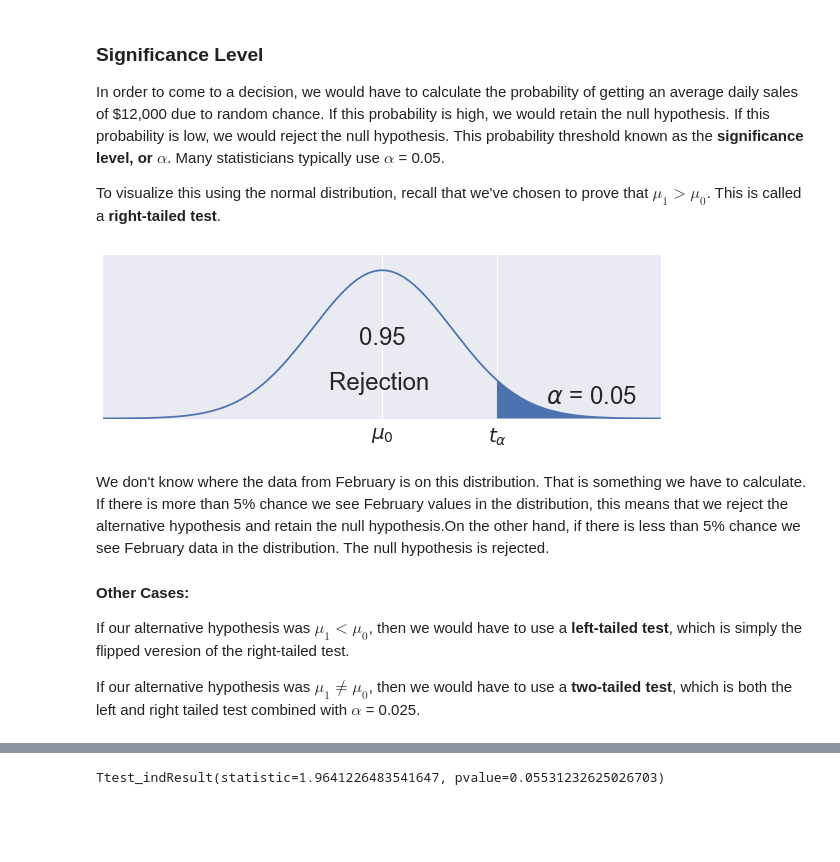
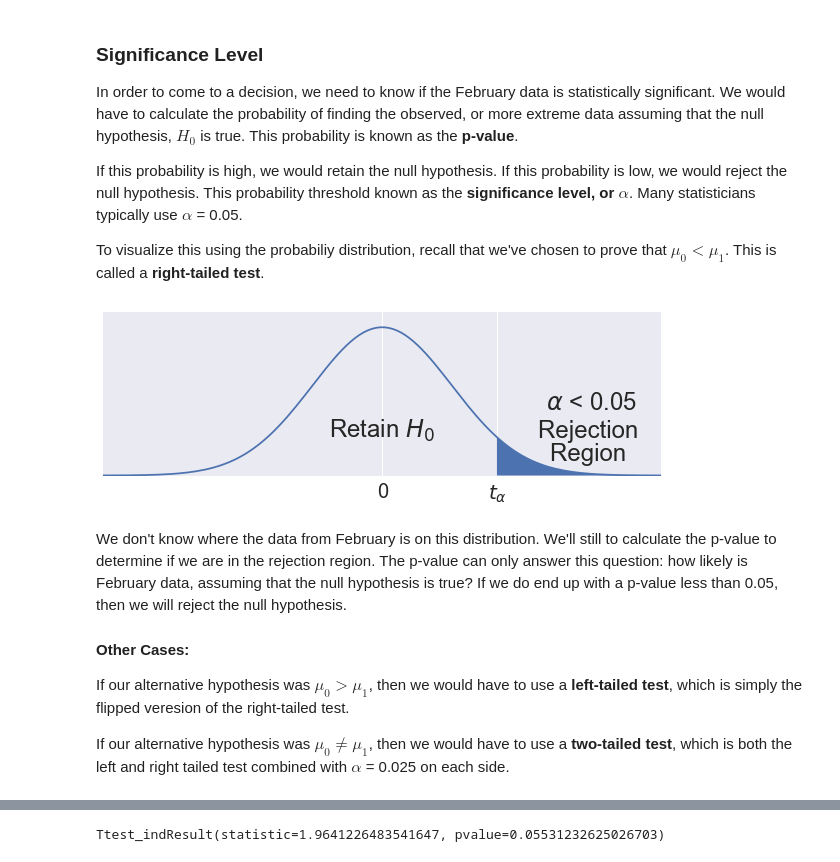
Before and after one commit to sengkchu/codingdisciple.content, a Jupyter notebook: Learning data science/Learning/Studying Statistics/Hypothesis Testing/Hypothesis Testing.ipynb, the cells around one changed output, grey strips where cells are left out. Drawn from its saved outputs; the diff is of its cells as text; code cells hidden in the pictures; blank space fills up the shorter version.

Commit message:
fixed hypothesis testing

```diff
--- a/Learning data science/Learning/Understanding Descriptive Statistics/Hypothesis Testing/Hypothesis Testing.ipynb
+++ b/Learning data science/Learning/Studying Statistics/Hypothesis Testing/Hypothesis Testing.ipynb
@@ -40,9 +42,11 @@ Hypothesis testing uses the same logic as a court trial.  The null hypothesis(de
 # %% [markdown]
 ### Significance Level
 
-In order to come to a decision, we would have to calculate the probability of getting an average daily sales of \$12,000 due to random chance. If this probability is high, we would retain the null hypothesis. If this probability is low, we would reject the null hypothesis. This probability threshold known as the <b>significance level, or $\alpha$</b>. Many statisticians typically use $\alpha$ = 0.05.
+In order to come to a decision, we need to know if the February data is statistically significant. We would have to calculate the probability of finding the observed, or more extreme data assuming that the null hypothesis, $H_0$ is true. This probability is known as the <b>p-value</b>.
 
-To visualize this using the normal distribution, recall that we've chosen to prove that $\mu_1 > \mu_0$. This is called a <b>right-tailed test</b>.
+If this probability is high, we would retain the null hypothesis. If this probability is low, we would reject the null hypothesis. This probability threshold known as the <b>significance level, or $\alpha$</b>. Many statisticians typically use $\alpha$ = 0.05.
+
+To visualize this using the probabiliy distribution, recall that we've chosen to prove that $\mu_0 < \mu_1$. This is called a <b>right-tailed test</b>.
 # %%
 import matplotlib.pyplot as plt
 import numpy as np
@@ -53,46 +57,47 @@ from scipy.integrate import simps
 
 #The Gaussian Function
 def g(x):
     return 1/(math.sqrt(1**math.pi))*np.exp(-1*np.power((x - 0)/1, 2)/2)
 
 fig = plt.figure(figsize=(10,3))
 x = np.linspace(-300, 300, 10000)
 sns.set(font_scale=2)
 
 #Draws the gaussian curve
 ax = fig.add_subplot(1, 1, 1)
 ax.plot(x, g(x))
 ax.set_ylim(bottom = 0, top = 1.1)
 ax.set_xlim(left = -4, right = 4)
 ax.set_yticks([])
 plt.xticks([0, 1.645],
-               [r'$\mu_0$', r'$t_\alpha$']
+               [0, r'$t_\alpha$']
               )
 
 #Fills the area under the curve
 section = np.arange(1.645, 300, 1/2000)
 ax.fill_between(section, g(section))
 
 #Calculates the area under the curve using Simpson's Rule
 x_range = np.linspace(1.645, 300, 2000)
 y_range = g(x_range)
 area_total = simps(g(x), x)
 area_part = simps(y_range , x_range)
 percent_data = np.round((area_part/area_total), 2)
-ax.annotate(r'$\alpha$ = {}'.format(percent_data), xy=(3, 0.1), ha='center')
-ax.annotate('{}'.format(1-percent_data), xy=(0, 0.5), ha='center')
-ax.annotate('Rejection '.format(1-percent_data), xy=(0, 0.2), ha='center')
+ax.annotate(r'$\alpha$ < {}'.format(percent_data), xy=(3, 0.45), ha='center')
+ax.annotate('Rejection '.format(1-percent_data), xy=(3, 0.26), ha='center')
+ax.annotate('Region '.format(1-percent_data), xy=(3, 0.1), ha='center')
+ax.annotate('Retain $H_0$', xy=(0, 0.26), ha='center')
 plt.show()
 # %% [output]
-[figure, old version]
+[figure, new version]
 # %% [markdown]
-We don't know where the data from February is on this distribution. That is something we have to calculate. If there is more than 5% chance we see February values in the distribution, this means that we reject the alternative hypothesis and retain the null hypothesis.On the other hand, if there is less than 5% chance we see February data in the distribution. The null hypothesis is rejected.
+We don't know where the data from February is on this distribution. We'll still to calculate the p-value to determine if we are in the rejection region. The p-value can only answer this question: how likely is February data, assuming that the null hypothesis is true? If we do end up with a p-value less than 0.05, then we will reject the null hypothesis.
 
 #### Other Cases:
 
-If our alternative hypothesis was $\mu_1 < \mu_0$, then we would have to use a <b>left-tailed test</b>, which is simply the flipped veresion of the right-tailed test.
+If our alternative hypothesis was $\mu_0 > \mu_1$, then we would have to use a <b>left-tailed test</b>, which is simply the flipped veresion of the right-tailed test.
 
-If our alternative hypothesis was $\mu_1 \ne \mu_0$, then we would have to use a <b>two-tailed test</b>, which is both the left and right tailed test combined with $\alpha$ = 0.025.
+If our alternative hypothesis was $\mu_0 \ne \mu_1$, then we would have to use a <b>two-tailed test</b>, which is both the left and right tailed test combined with $\alpha$ = 0.025 on each side.
 # %% [markdown]
 ### The Welch's t-test
 
```
Also changed, not shown: parts of 5 cells of this notebook, 10 other files.
